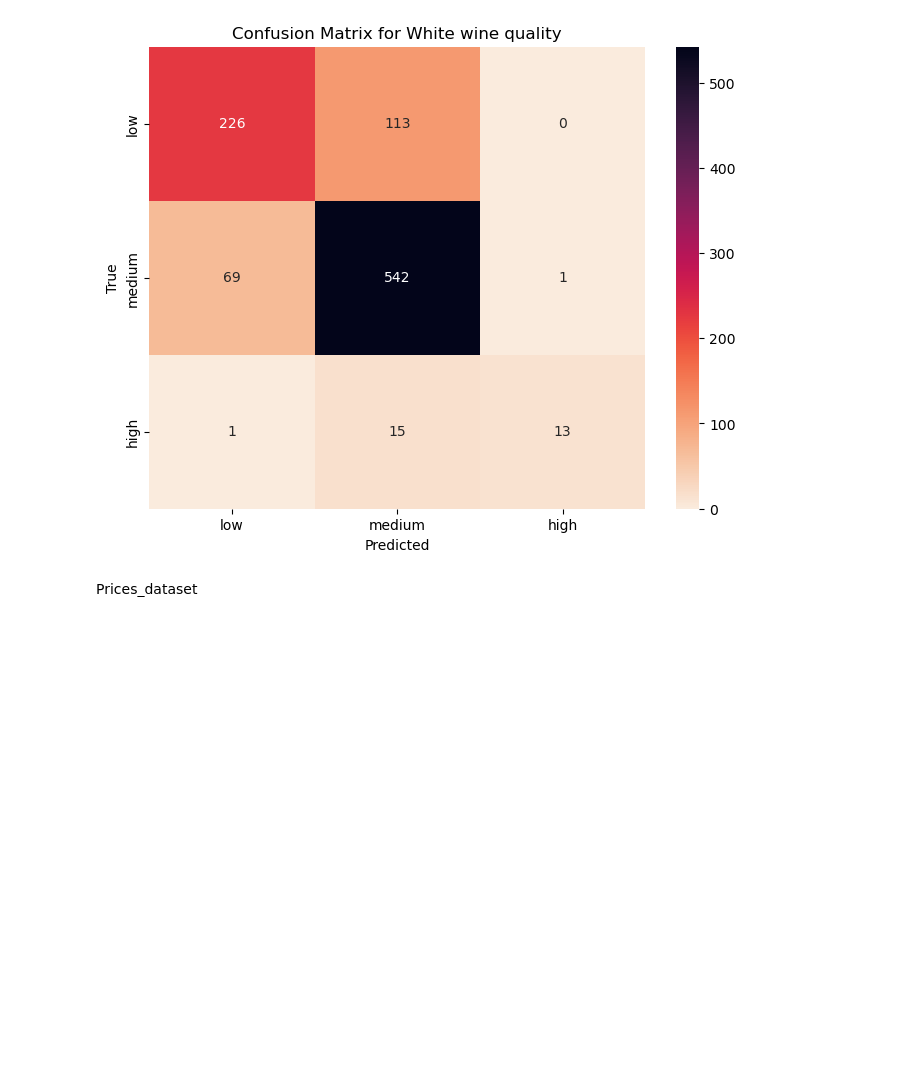
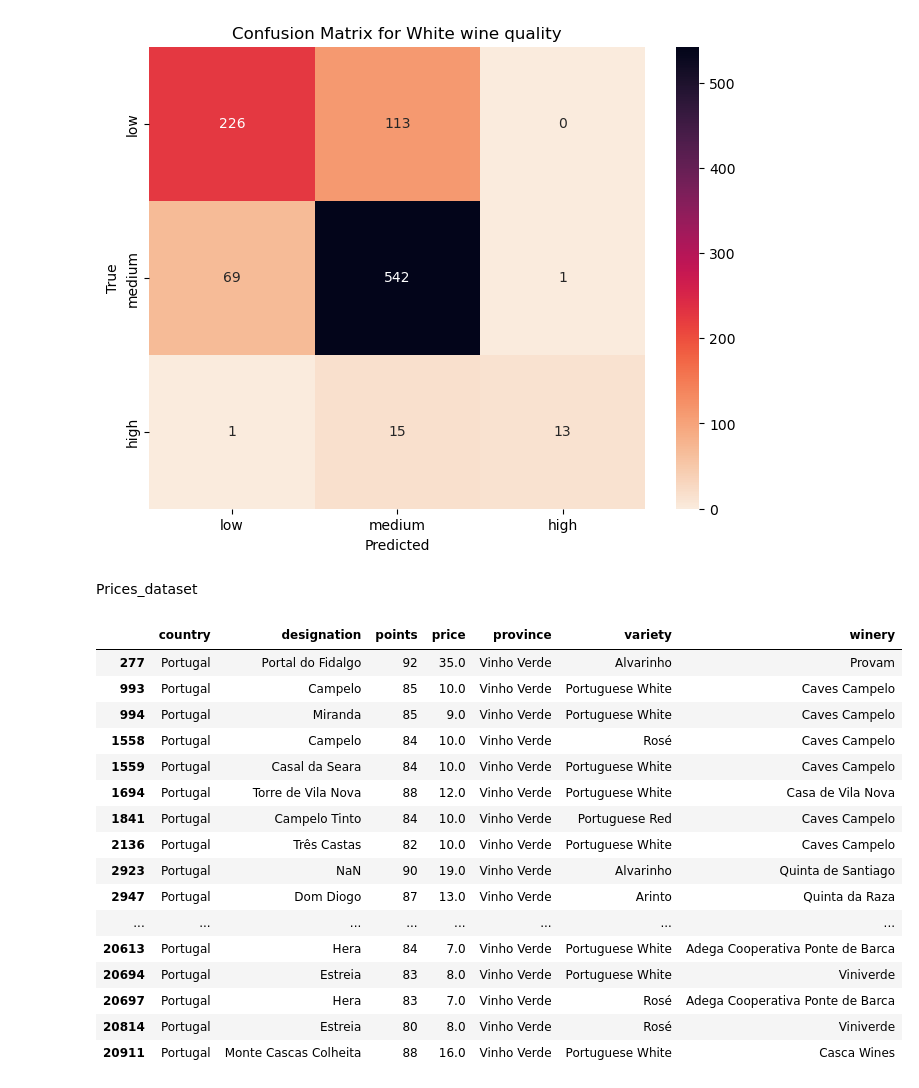
Before and after one commit to novik2713/CAB_Winery_Project, a Jupyter notebook: winery_ml.ipynb, the cells around one changed output. Cells and saved outputs as stored; diff of their text form; code cells hidden in the pictures; blank space fills up the shorter version.

```diff
--- a/winery_ml.ipynb
+++ b/winery_ml.ipynb
@@ -703,2 +707,27 @@ Cohen-Kappa score: 0.5662463023509263
 # %% [markdown]
 Prices_dataset
+# %%
+prices = pd.read_csv("D:\Data Science CAB\PJ\PJ2_Winery\wine_sales_data.csv")
+# %%
+prices = prices.drop(['description', 'region_1','region_2', 'Unnamed: 0'], axis=1)
+prices.dropna(subset = ['price'], inplace=True)
+# %%
+display(prices[prices['province'] == 'Vinho Verde'].head(50))
+# %% [output]
+|  | country | designation | points | price | province | variety | winery |
+| 277 | Portugal | Portal do Fidalgo | 92 | 35.0 | Vinho Verde | Alvarinho | Provam |
+| 993 | Portugal | Campelo | 85 | 10.0 | Vinho Verde | Portuguese White | Caves Campelo |
+| 994 | Portugal | Miranda | 85 | 9.0 | Vinho Verde | Portuguese White | Caves Campelo |
+| 1558 | Portugal | Campelo | 84 | 10.0 | Vinho Verde | Rosé | Caves Campelo |
+| 1559 | Portugal | Casal da Seara | 84 | 10.0 | Vinho Verde | Portuguese White | Caves Campelo |
+| 1694 | Portugal | Torre de Vila Nova | 88 | 12.0 | Vinho Verde | Portuguese White | Casa de Vila Nova |
+| 1841 | Portugal | Campelo Tinto | 84 | 10.0 | Vinho Verde | Portuguese Red | Caves Campelo |
+| 2136 | Portugal | Três Castas | 82 | 10.0 | Vinho Verde | Portuguese White | Caves Campelo |
+| 2923 | Portugal | NaN | 90 | 19.0 | Vinho Verde | Alvarinho | Quinta de Santiago |
+| 2947 | Portugal | Dom Diogo | 87 | 13.0 | Vinho Verde | Arinto | Quinta da Raza |
+| ... | ... | ... | ... | ... | ... | ... | ... |
+| 20613 | Portugal | Hera | 84 | 7.0 | Vinho Verde | Portuguese White | Adega Cooperativa Ponte de Barca |
+| 20694 | Portugal | Estreia | 83 | 8.0 | Vinho Verde | Portuguese White | Viniverde |
+| 20697 | Portugal | Hera | 83 | 7.0 | Vinho Verde | Rosé | Adega Cooperativa Ponte de Barca |
+| 20814 | Portugal | Estreia | 80 | 8.0 | Vinho Verde | Rosé | Viniverde |
+| 20911 | Portugal | Monte Cascas Colheita | 88 | 16.0 | Vinho Verde | Portuguese White | Casca Wines |
```
Also changed, not shown: parts of 18 cells of this notebook.
